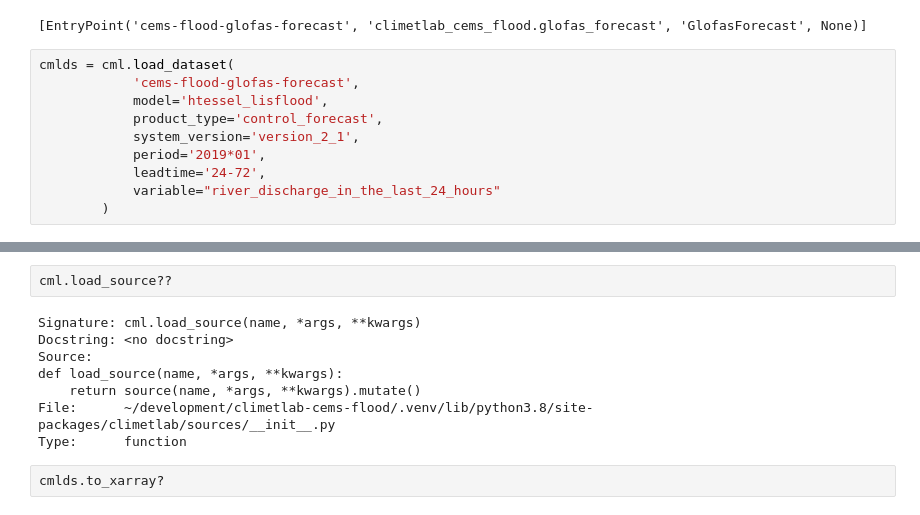
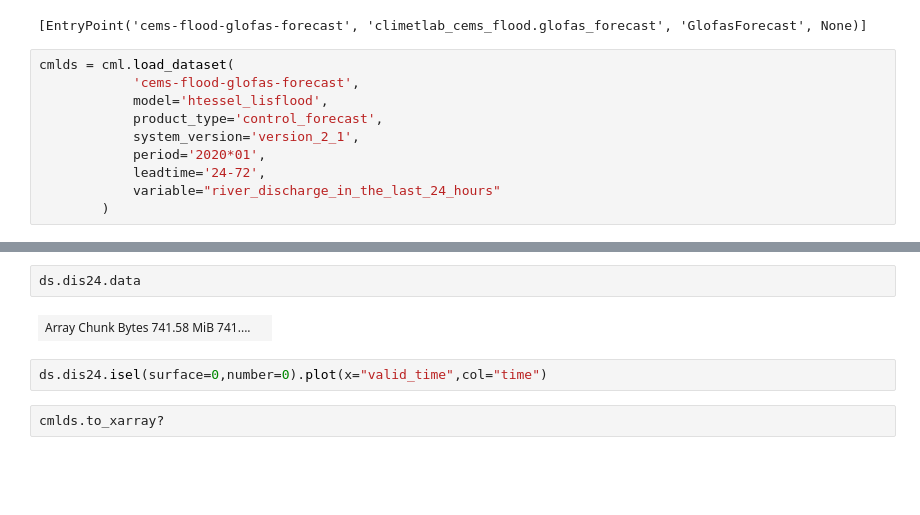
Before and after one commit to ecmwf-lab/climetlab-cems-flood, a Jupyter notebook: notebooks/demo_glofas.ipynb, the cells around one changed output, grey strips where cells are left out. Cells and saved outputs as stored; diff of their text form; blank space fills up the shorter version.

```diff
--- a/notebooks/demo_glofas.ipynb
+++ b/notebooks/demo_glofas.ipynb
@@ -29,7 +48,7 @@ cmlds = cml.load_dataset(
             model='htessel_lisflood',
             product_type='control_forecast',
             system_version='version_2_1',
-            period='2019*01',
+            period='2020*01',
             leadtime='24-72',
             variable="river_discharge_in_the_last_24_hours"
         )
@@ -98,13 +136,9 @@ history :
+# %%
+ds.dis24.data
+# %% [output]
+| Array Chunk Bytes 741.58 MiB 741.... |  |
 # %%
-cml.load_source??
+ds.dis24.isel(surface=0,number=0).plot(x="valid_time",col="time")
-# %% [output]
-Signature: cml.load_source(name, *args, **kwargs)
-Docstring: <no docstring>
-Source:
-def load_source(name, *args, **kwargs):
-    return source(name, *args, **kwargs).mutate()
-File:      ~/development/climetlab-cems-flood/.venv/lib/python3.8/site-packages/climetlab/sources/__init__.py
-Type:      function
 # %%
 cmlds.to_xarray?
 # %% [output]
```
Also changed, not shown: parts of 8 cells of this notebook, 1 other file.
